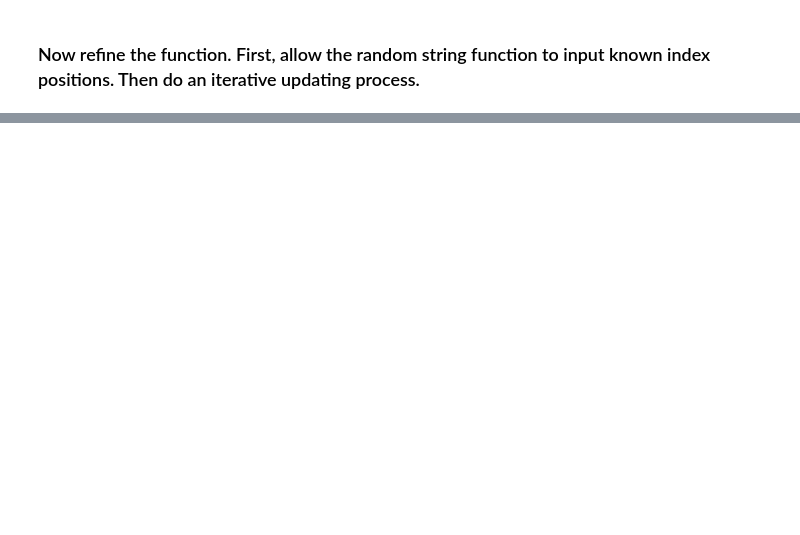
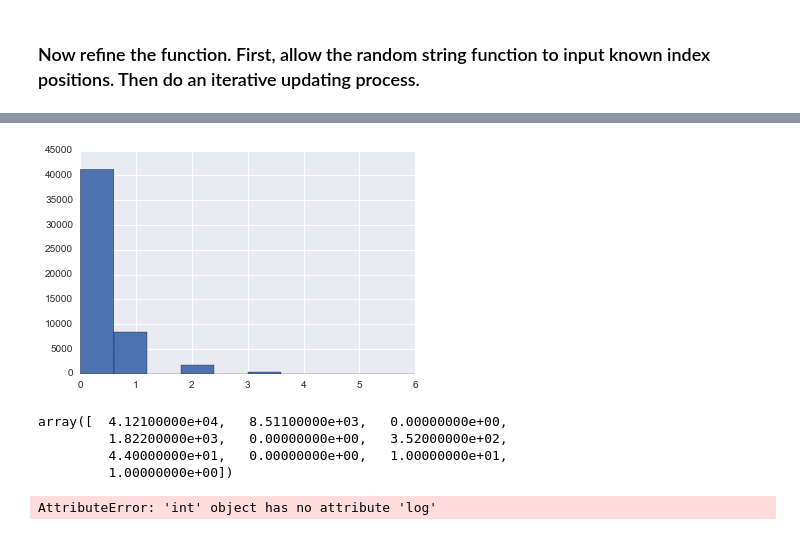
Before and after one commit to frickp/dataSandbox, a Jupyter notebook: monkeyShakespeare.ipynb, the cells around one changed output, grey strips where cells are left out. Drawn from its saved outputs; the diff is of its cells as text; code cells hidden in the pictures; blank space fills up the shorter version.

```diff
--- a/monkeyShakespeare.ipynb
+++ b/monkeyShakespeare.ipynb
@@ -189,0 +256,20 @@ len(i)
+# %%
+#df.iloc[1:len(df)]['score']-df.iloc[0:(len(df)-1)]['score']
+steps = df.iloc[1:len(df)].reset_index(drop=True)['score'] - df.iloc[0:(len(df)-1)].reset_index(drop=True)['score']
+steps = steps[steps>-1]
+x, y, _ = plt.hist(steps)
+
+#plt.show()
+# %% [output]
+[figure, added]
+# %%
+_
+# %% [output]
+array([  4.12100000e+04,   8.51100000e+03,   0.00000000e+00,
+         1.82200000e+03,   0.00000000e+00,   3.52000000e+02,
+         4.40000000e+01,   0.00000000e+00,   1.00000000e+01,
+         1.00000000e+00])
+# %%
+np.log(steps)
+# %% [output]
+AttributeError: 'int' object has no attribute 'log'
```
Also changed, not shown: parts of 28 cells of this notebook, 3 other files.
